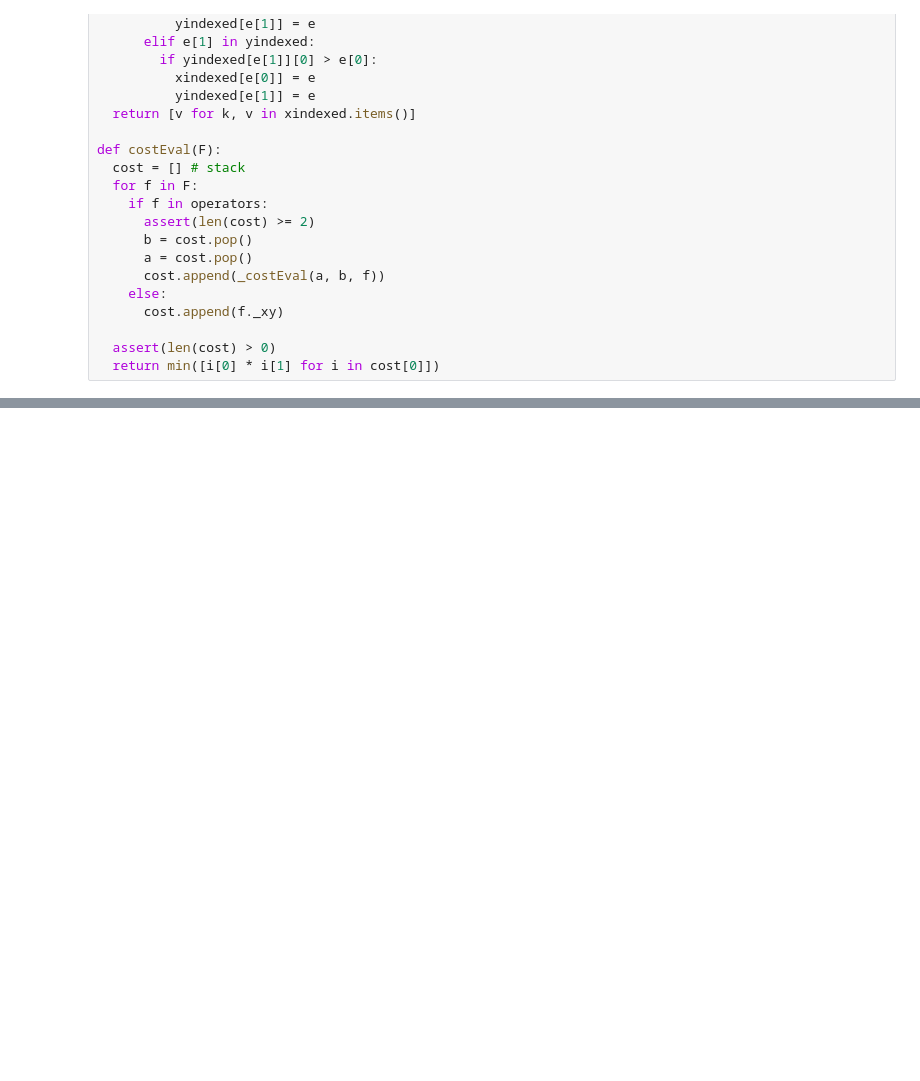
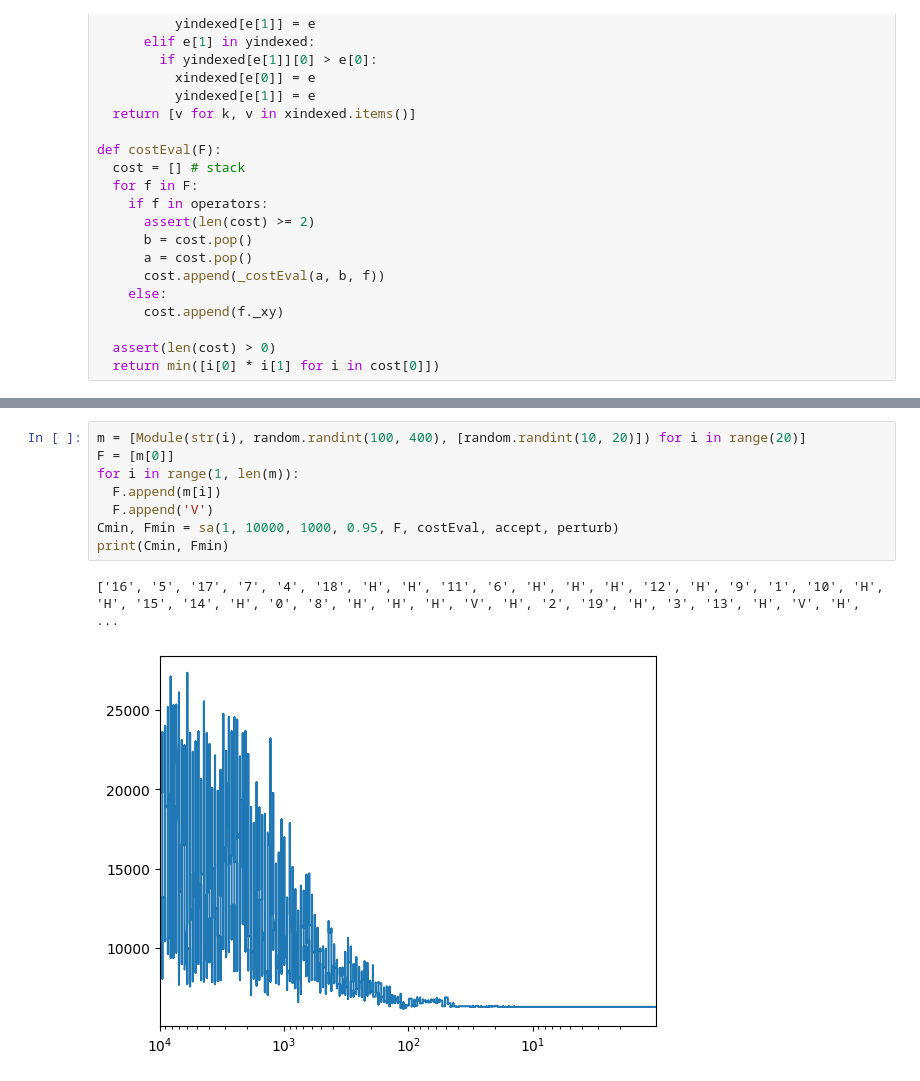
Before and after one commit to srini229/EE5333_tutorials, a Jupyter notebook: fp/Floorplanning.ipynb, the cells around one changed output, grey strips where cells are left out. Drawn from its saved outputs; the diff is of its cells as text; blank space fills up the shorter version.

```diff
--- a/fp/Floorplanning.ipynb
+++ b/fp/Floorplanning.ipynb
@@ -150,0 +160,11 @@ print(Cmin, Fmin)
+# %%
+m = [Module(str(i), random.randint(100, 400), [random.randint(10, 20)]) for i in range(20)]
+F = [m[0]]
+for i in range(1, len(m)):
+  F.append(m[i])
+  F.append('V')
+Cmin, Fmin = sa(1, 10000, 1000, 0.95, F, costEval, accept, perturb)
+print(Cmin, Fmin)
+# %% [output]
+['16', '5', '17', '7', '4', '18', 'H', 'H', '11', '6', 'H', 'H', 'H', '12', 'H', '9', '1', '10', 'H', 'H', '15', '14', 'H', '0', '8', 'H', 'H', 'H', 'V', 'H', '2', '19', 'H', '3', '13', 'H', 'V', 'H', ...
+[figure, added]
```
Also changed, not shown: parts of 2 cells of this notebook.
